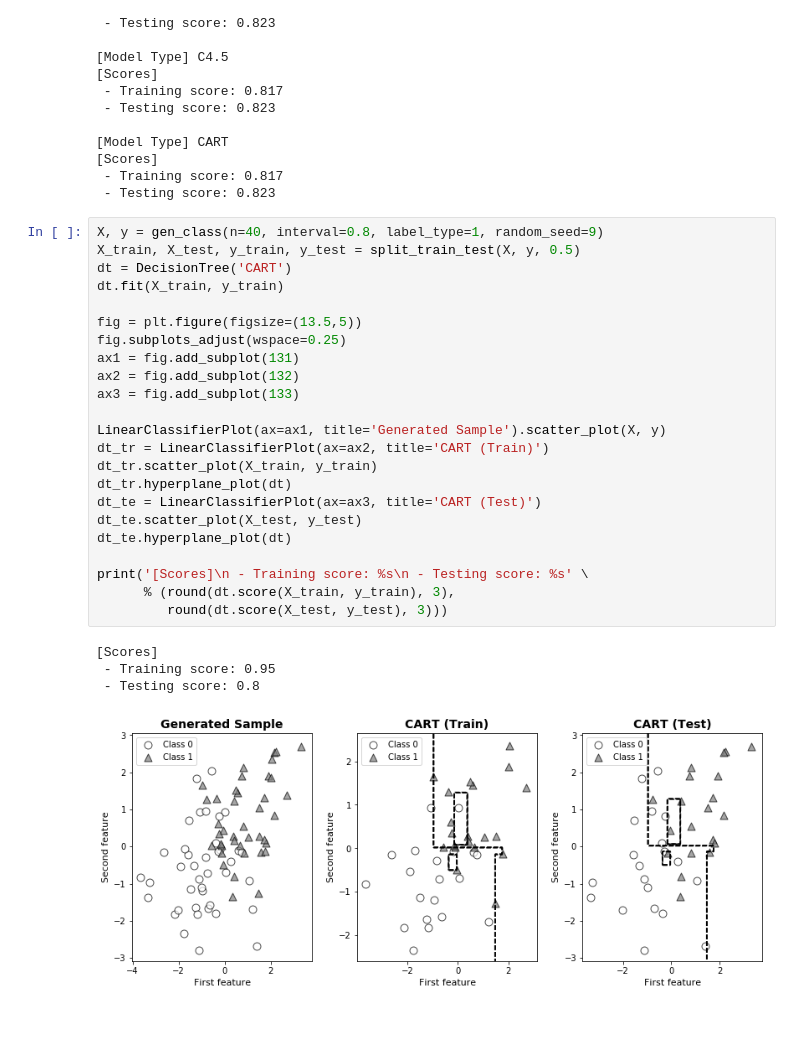
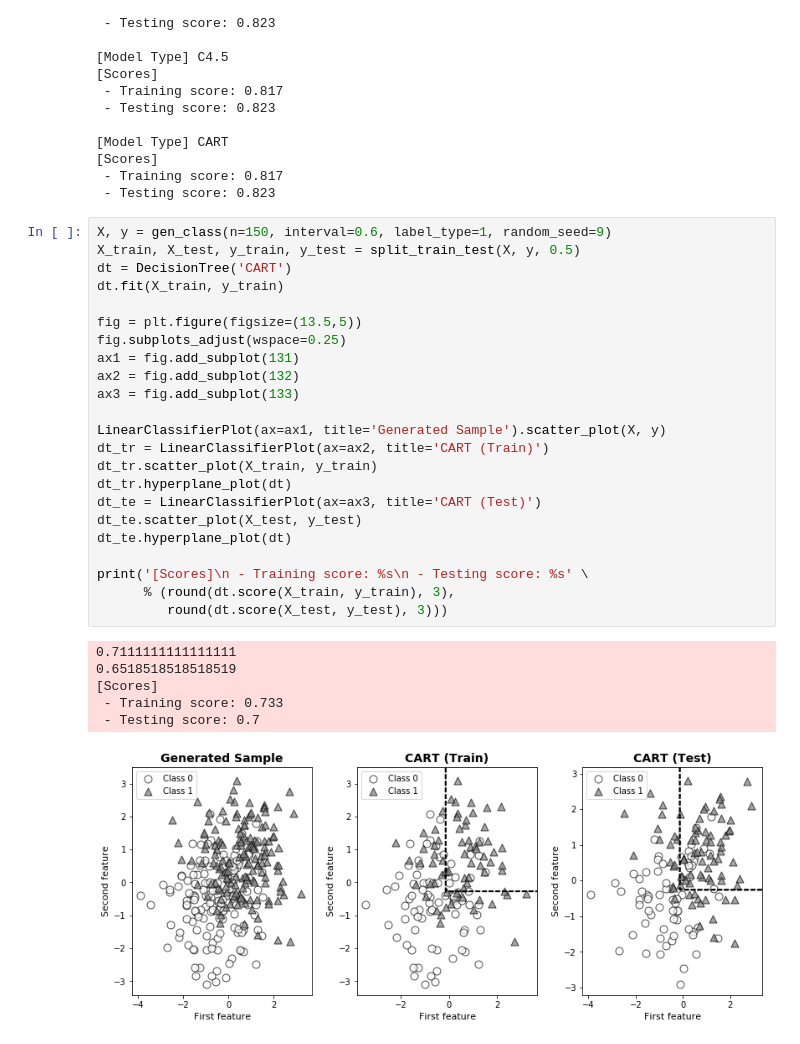
Before and after one commit to zoeyang1030/Statistical-Learning-Methods-python-replication, a Jupyter notebook: Chapter/Chapter-5-DecisionTree.ipynb, the cells around one changed output. Cells and saved outputs as stored; diff of their text form.

```diff
--- a/Chapter/Chapter-5-DecisionTree.ipynb
+++ b/Chapter/Chapter-5-DecisionTree.ipynb
@@ -140,31 +140,33 @@ print('[Scores]\n - Training score: %s\n - Testing score: %s' \
  - Training score: 0.817
  - Testing score: 0.823
 # %%
-X, y = gen_class(n=40, interval=0.8, label_type=1, random_seed=9)
+X, y = gen_class(n=150, interval=0.6, label_type=1, random_seed=9)
 X_train, X_test, y_train, y_test = split_train_test(X, y, 0.5)
 dt = DecisionTree('CART')
 dt.fit(X_train, y_train)
 
 fig = plt.figure(figsize=(13.5,5))
 fig.subplots_adjust(wspace=0.25)
 ax1 = fig.add_subplot(131)
 ax2 = fig.add_subplot(132)
 ax3 = fig.add_subplot(133)
 
 LinearClassifierPlot(ax=ax1, title='Generated Sample').scatter_plot(X, y)
 dt_tr = LinearClassifierPlot(ax=ax2, title='CART (Train)')
 dt_tr.scatter_plot(X_train, y_train)
 dt_tr.hyperplane_plot(dt)
 dt_te = LinearClassifierPlot(ax=ax3, title='CART (Test)')
 dt_te.scatter_plot(X_test, y_test)
 dt_te.hyperplane_plot(dt)
 
 print('[Scores]\n - Training score: %s\n - Testing score: %s' \
       % (round(dt.score(X_train, y_train), 3),
          round(dt.score(X_test, y_test), 3)))
 # %% [output]
+0.7111111111111111
+0.6518518518518519
 [Scores]
- - Training score: 0.95
- - Testing score: 0.8
+ - Training score: 0.733
+ - Testing score: 0.7
-[figure, old version]
+[figure, new version]
 # %%
```
Also changed, not shown: parts of 1 cell of this notebook, 1 other file.
